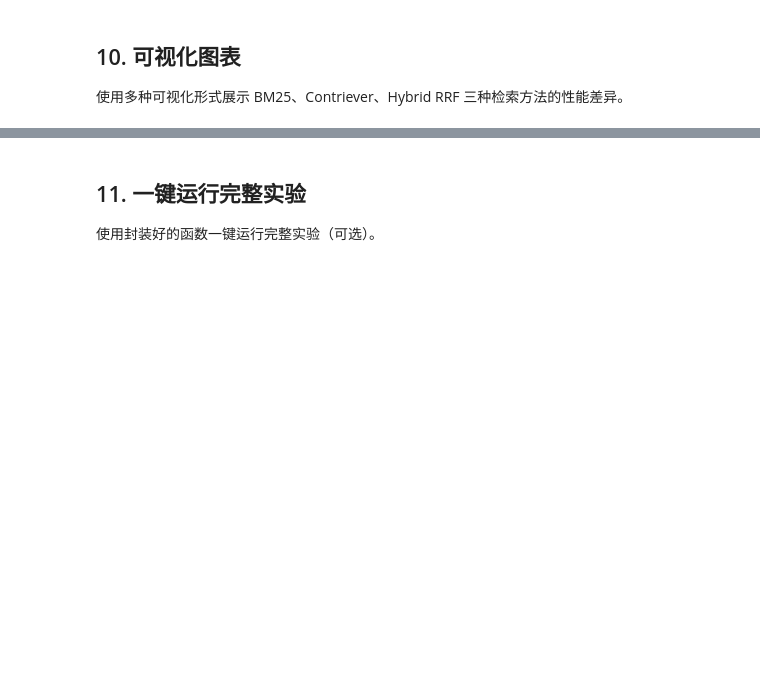
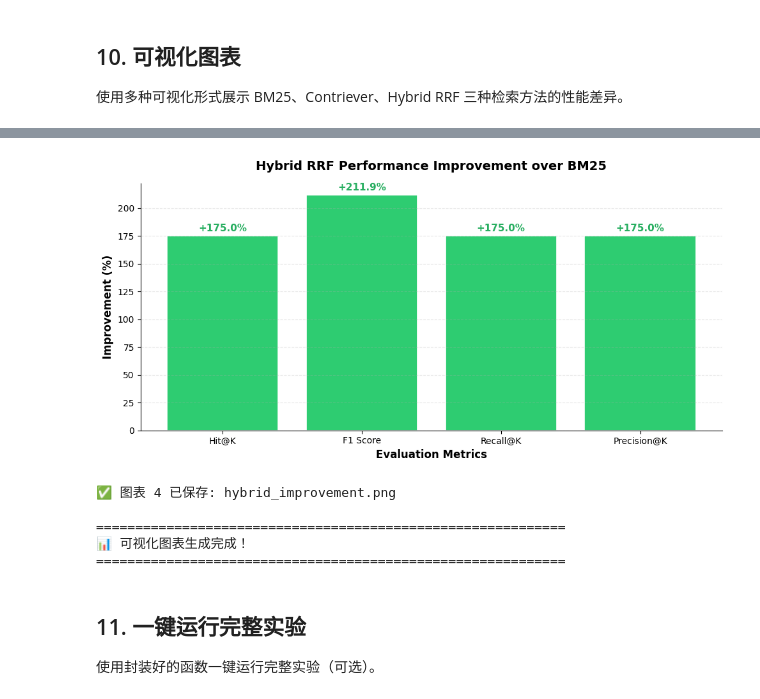
Before and after one commit to kitee0918/-nlp-rag-project, a Jupyter notebook: 2domain_retrival.ipynb, the cells around one changed output, grey strips where cells are left out. Drawn from its saved outputs; the diff is of its cells as text; code cells hidden in the pictures; blank space fills up the shorter version.

```diff
--- a/2domain_retrival.ipynb
+++ b/2domain_retrival.ipynb
@@ -478,36 +624,43 @@ if 'HybridRRF' in comparison_results and 'BM25' in comparison_results:
 
     # 绘制提升柱状图
     bars = ax4.bar(metrics, improvements,
                    color=['#2ecc71' if x >= 0 else '#e74c3c' for x in improvements],
                    edgecolor='white', linewidth=1.2)
 
     # 添加数值标签
     for bar, value in zip(bars, improvements):
         height = bar.get_height()
         ax4.annotate(f'{"+" if value >= 0 else ""}{value:.1f}%',
                     xy=(bar.get_x() + bar.get_width() / 2, height),
                     xytext=(0, 3 if value >= 0 else -15),
                     textcoords="offset points",
                     ha='center', va='bottom' if value >= 0 else 'top',
                     fontsize=11, fontweight='bold',
                     color='#27ae60' if value >= 0 else '#c0392b')
 
     ax4.axhline(y=0, color='black', linestyle='-', linewidth=0.5)
-    ax4.set_xlabel('评估指标', fontsize=12, fontweight='bold')
-    ax4.set_ylabel('提升百分比 (%)', fontsize=12, fontweight='bold')
-    ax4.set_title('Hybrid RRF 相对 BM25 性能提升', fontsize=14, fontweight='bold', pad=15)
+    ax4.set_xlabel('Evaluation Metrics', fontsize=12, fontweight='bold')
+    ax4.set_ylabel('Improvement (%)', fontsize=12, fontweight='bold')
+    ax4.set_title('Hybrid RRF Performance Improvement over BM25', fontsize=14, fontweight='bold', pad=15)
     ax4.grid(axis='y', linestyle='--', alpha=0.3)
     ax4.spines['top'].set_visible(False)
     ax4.spines['right'].set_visible(False)
 
     plt.tight_layout()
     plt.savefig('hybrid_improvement.png', dpi=150, bbox_inches='tight')
     plt.show()
     print("✅ 图表 4 已保存: hybrid_improvement.png")
 
 print("\n" + "="*60)
 print("📊 可视化图表生成完成！")
 print("="*60)
+# %% [output]
+[figure, added]
+✅ 图表 4 已保存: hybrid_improvement.png
+
+============================================================
+📊 可视化图表生成完成！
+============================================================
 # %% [markdown]
 ## 11. 一键运行完整实验
 
```
Also changed, not shown: parts of 11 cells of this notebook.
